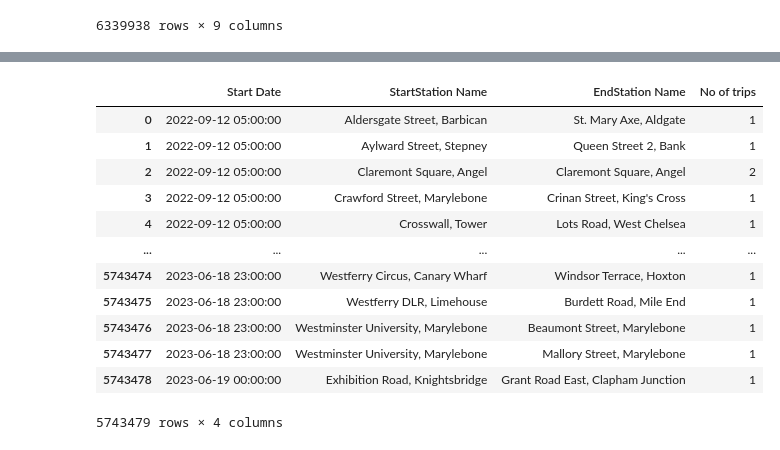
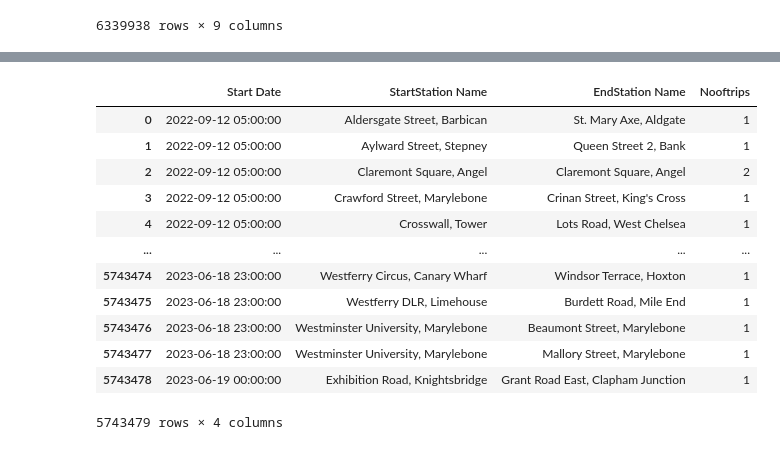
Before and after one commit to elsebasmar/london-bss, a Jupyter notebook: londonbss/notebooks/data_collection/B-Full_trip_data_test.ipynb, the cells around one changed output, grey strips where cells are left out. Cells and saved outputs as stored; diff of their text form; code cells hidden in the pictures.

```diff
--- a/londonbss/notebooks/data_collection/B-Full_trip_data_test.ipynb
+++ b/londonbss/notebooks/data_collection/B-Full_trip_data_test.ipynb
@@ -54,7 +54,7 @@ result1
 result1=result1.drop(columns=['Bike model'],axis=1)
 result1=result1.drop(columns=['Total duration'],axis=1)
 # %%
-date_format = '%d/%m/%Y %H:%M:%S'
-result1['End Date']=pd.to_datetime(result1['End Date'])
-result1['Start Date']=pd.to_datetime(result1['Start Date'])
-result1
+#date_format = '%d/%m/%Y %H:%M:%S'
+#result1['End Date']=pd.to_datetime(result1['End Date'])
+#result1['Start Date']=pd.to_datetime(result1['Start Date'])
+#result1
@@ -182,14 +155,14 @@ new_result1
 # %%
-
-#new_result1.drop(columns=['Rental Id'],inplace=True)
-#new_result1.drop(columns=['Duration'],inplace=True)
+new_result1['Nooftrips']=new_result1['Duration']
+new_result1.drop(columns=['Rental Id'],inplace=True)
+new_result1.drop(columns=['Duration'],inplace=True)
 new_result1.drop(columns=['Bike number'],inplace=True)
 new_result1.drop(columns=['End Date'],inplace=True)
 new_result1.drop(columns=['EndStation Id'],inplace=True)
 new_result1.drop(columns=['StartStation Id'],inplace=True)
 new_result1
 # %% [output]
-|  | Start Date | StartStation Name | EndStation Name | No of trips |
+|  | Start Date | StartStation Name | EndStation Name | Nooftrips |
 | 0 | 2022-09-12 05:00:00 | Aldersgate Street, Barbican | St. Mary Axe, Aldgate | 1 |
 | 1 | 2022-09-12 05:00:00 | Aylward Street, Stepney | Queen Street 2, Bank | 1 |
 | 2 | 2022-09-12 05:00:00 | Claremont Square, Angel | Claremont Square, Angel | 2 |
```
Also changed, not shown: parts of 43 cells of this notebook, 1 other file.
